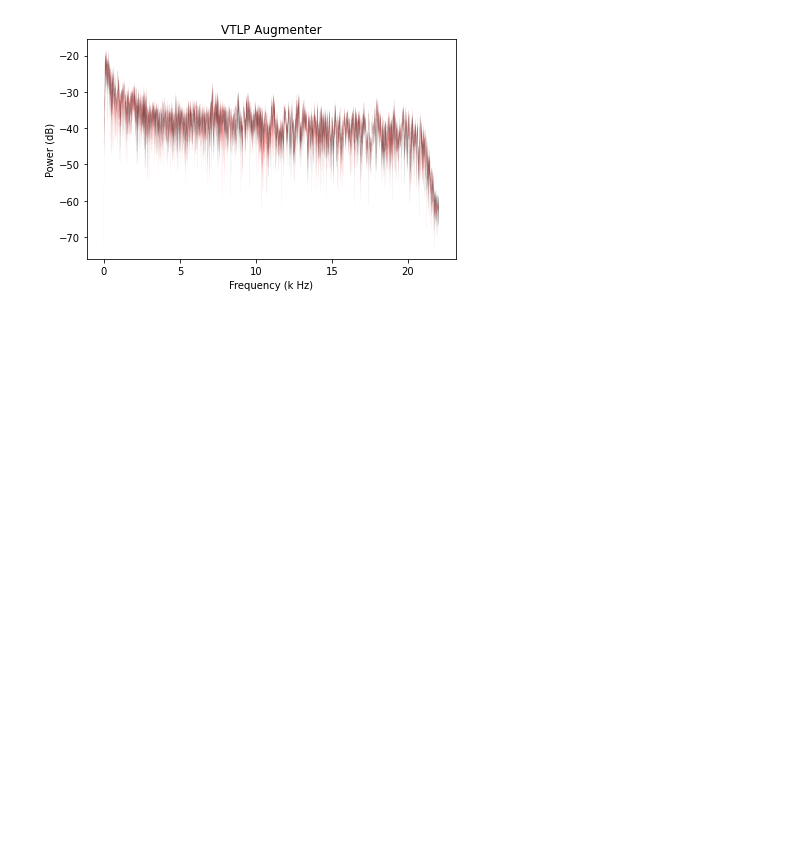
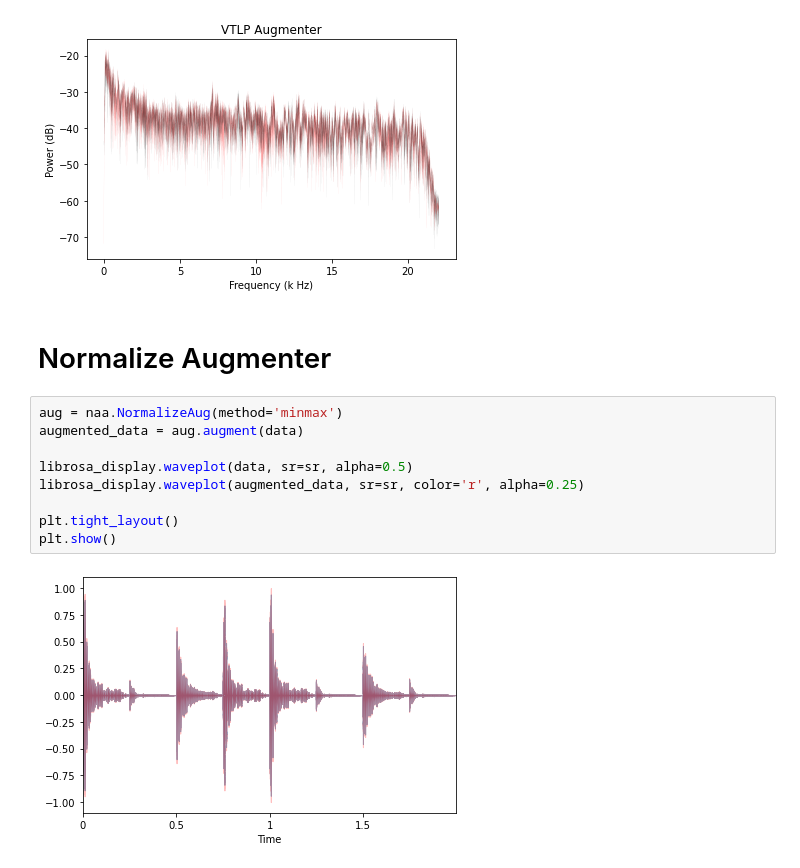
Before and after one commit to makcedward/nlpaug, a Jupyter notebook: example/audio_augmenter.ipynb, the cells around one changed output. Drawn from its saved outputs; the diff is of its cells as text; blank space fills up the shorter version.

Commit message:
add NormalizeAug doc, test and example

```diff
--- a/example/audio_augmenter.ipynb
+++ b/example/audio_augmenter.ipynb
@@ -116,3 +116,16 @@ augmented_data = aug.augment(data)
 AudioVisualizer.freq_power('VTLP Augmenter', data, sr, augmented_data)
 # %% [output]
 [figure]
+# %% [markdown]
+# Normalize Augmenter
+# %%
+aug = naa.NormalizeAug(method='minmax')
+augmented_data = aug.augment(data)
+
+librosa_display.waveplot(data, sr=sr, alpha=0.5)
+librosa_display.waveplot(augmented_data, sr=sr, color='r', alpha=0.25)
+
+plt.tight_layout()
+plt.show()
+# %% [output]
+[figure, added]
```
Also changed, not shown: parts of 1 cell of this notebook, 2 other files.
